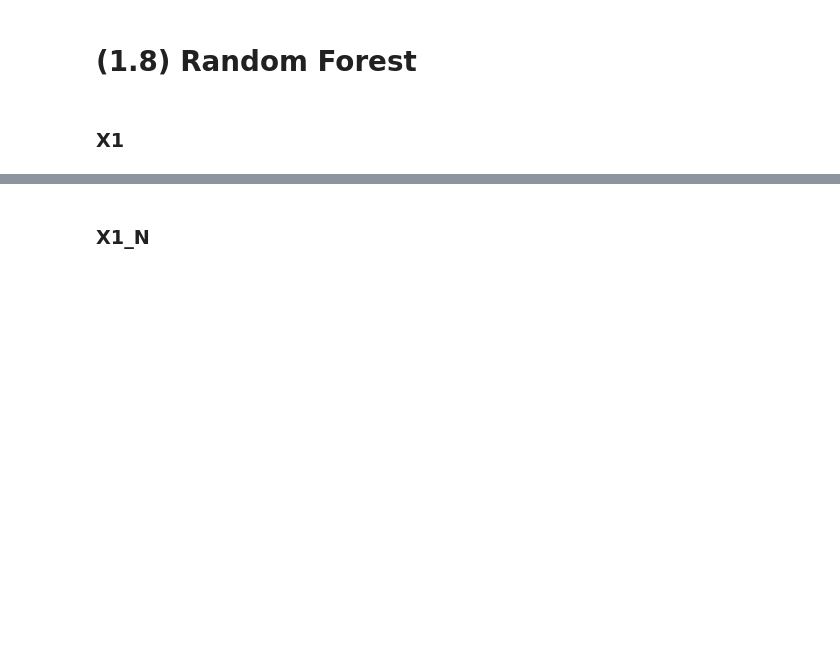
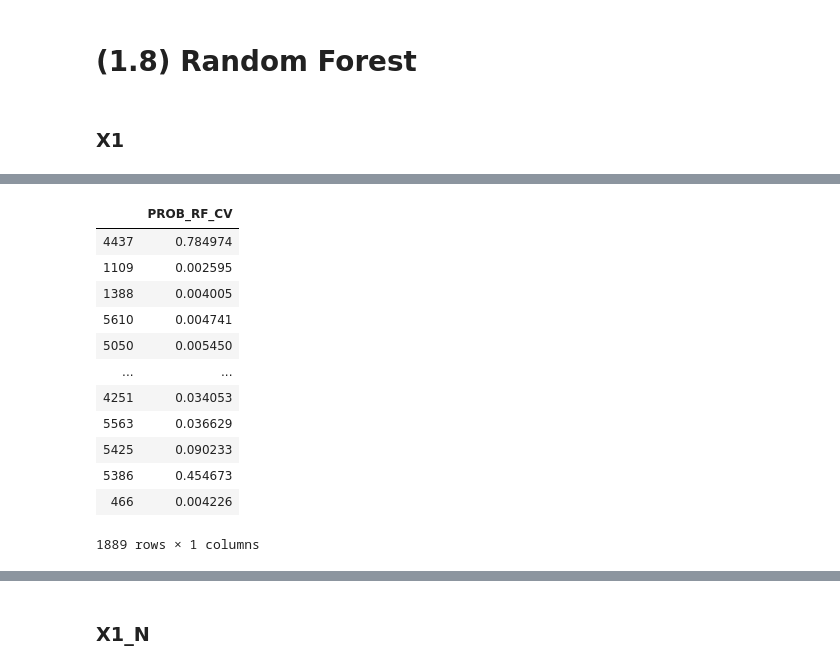
Before and after one commit to katya-luzina/noise_control, a Jupyter notebook: cross_deals.ipynb, the cells around one changed output, grey strips where cells are left out. Cells and saved outputs as stored; diff of their text form; code cells hidden in the pictures; blank space fills up the shorter version.

```diff
--- a/cross_deals.ipynb
+++ b/cross_deals.ipynb
@@ -336,0 +356,26 @@ Wall time: 19min
+# %%
+predicted_results = []
+
+for a in range(len(predicted_prob)):
+
+    predicted_results.append(predicted_prob[a][1])
+
+index_list = x_test.index.tolist()
+# записываем вероятность попадания в класс 1 в новый датафрейм
+x1_rf_cv = pd.DataFrame(pd.Series(data=predicted_results, index=index_list))
+x1_rf_cv = x1_rf_cv.rename(columns = {0:'PROB_RF_CV'})
+x1_rf_cv
+# %% [output]
+|  | PROB_RF_CV |
+| 4437 | 0.784974 |
+| 1109 | 0.002595 |
+| 1388 | 0.004005 |
+| 5610 | 0.004741 |
+| 5050 | 0.005450 |
+| ... | ... |
+| 4251 | 0.034053 |
+| 5563 | 0.036629 |
+| 5425 | 0.090233 |
+| 5386 | 0.454673 |
+| 466 | 0.004226 |
+1889 rows × 1 columns
```
Also changed, not shown: parts of 7 cells of this notebook.
